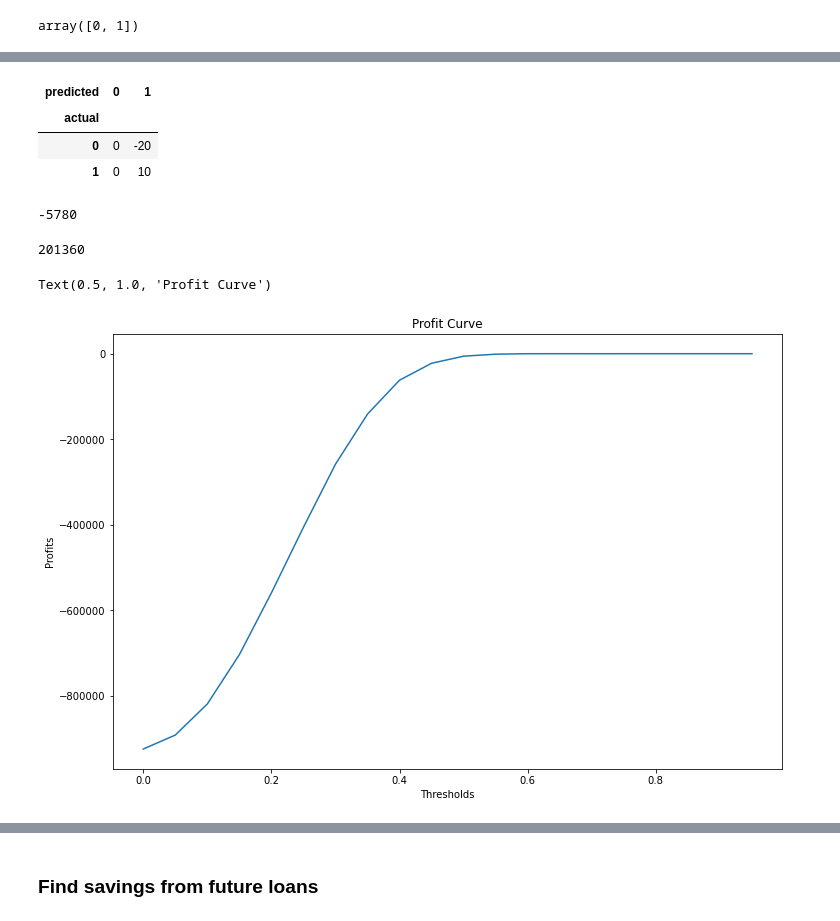
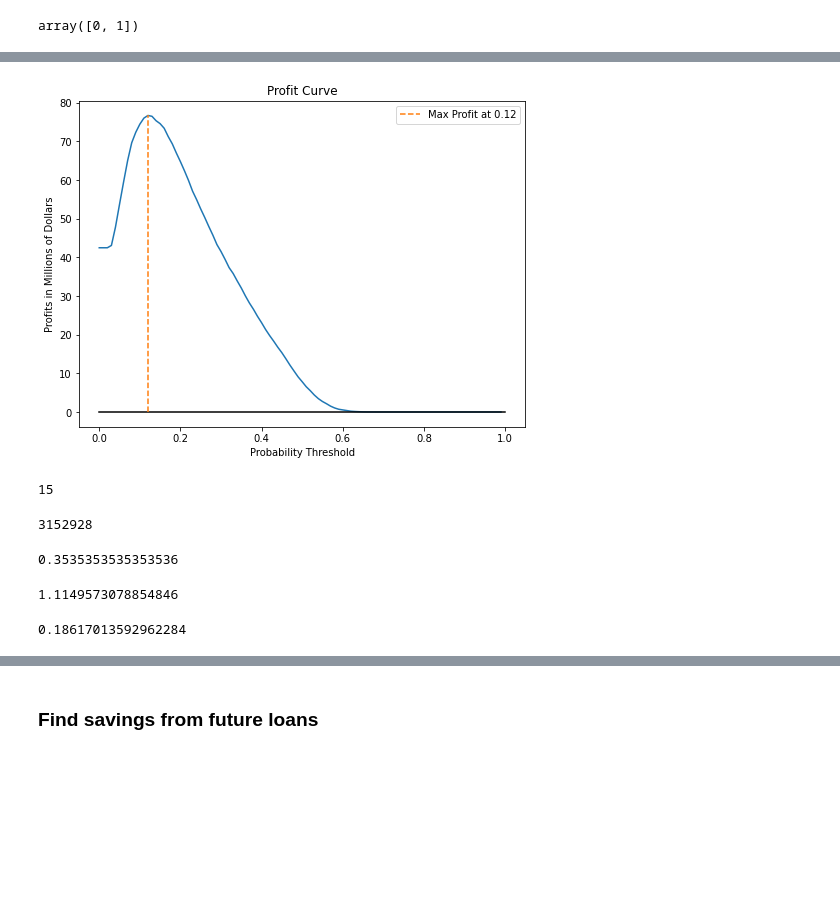
Before and after one commit to vmccready/loan-default-predictor, a Jupyter notebook: exploration2-Copy1.ipynb, the cells around one changed output, grey strips where cells are left out. Cells and saved outputs as stored; diff of their text form; code cells hidden in the pictures; blank space fills up the shorter version.

Commit message:
tuning models. creating readme

```diff
--- a/exploration2-Copy1.ipynb
+++ b/exploration2-Copy1.ipynb
@@ -420,6 +470,6 @@ y_test.sum()
 # %%
-threshold = np.linspace(0,1,50)
-yhat = rf_model.predict_proba(X_test)[:,1]
+threshold = np.linspace(0,1,100)
+yhat = gb_model.predict_proba(X_test)[:,1]
 
 recall = []
 precision = []
@@ -482,31 +534,12 @@ cf
-# %%
-cb_matrix = pd.DataFrame([[0, -20], [0, 10]], columns=[0, 1], index=[0,1])
-cb_matrix.index.name = 'actual'
-cb_matrix.columns.name = 'predicted'
-# %%
-cb_matrix
-# %% [output]
-| predicted | 0 | 1 |
-| actual |  |  |
-| 0 | 0 | -20 |
-| 1 | 0 | 10 |
-# %%
-calculate_payout(cb_matrix, rf_model, X_test, y_test, .5)
-# %% [output]
--5780
-# %%
--10*6414 + 26550 * 10
-# %% [output]
-201360
 # %%
 # Cost benefit
 def get_profits(model, X, y):
-    cb_matrix = pd.DataFrame([[0, -20], [0, 10]], columns=[0, 1], index=[0,1])
+    cb_matrix = pd.DataFrame([[0, -1991], [0, 8538]], columns=[0, 1], index=[0,1])
     cb_matrix.index.name = 'actual'
     cb_matrix.columns.name = 'predicted'
     # calculate the payout with a the cost benefit matrix,
     # given threshhold, model, and X
-    thresholds = np.arange(0.0, 1.0, 0.05)
+    thresholds = np.arange(0.0, 1.0, 0.01)
     profits = []
     for threshold in thresholds:
         profits.append(calculate_payout(cb_matrix, model, X, y, threshold))
@@ -514,25 +547,51 @@ def get_profits(model, X, y):
 
 
 def profit_curve(profits, ax):
-    thresholds = np.arange(0.0, 1.0, 0.05)
+    thresholds = np.arange(0.0, 1.0, 0.01)
     ax.plot(thresholds, profits)
     ax.set_xlabel('Thresholds')
     ax.set_ylabel('Profits')
     ax.set_title('Profit Curve')
     print(profits)
 # %%
-profits = get_profits(rf_model, X_test, y_test)
+profits = get_profits(gb_model, X_test, y_test)
 # %%
-fig, ax = plt.subplots(figsize=(12, 8))
-thresholds = np.arange(0.0, 1.0, 0.05)
-ax.plot(thresholds, profits)
-ax.set_xlabel('Thresholds')
-ax.set_ylabel('Profits')
+fig, ax = plt.subplots(figsize=(8, 6))
+thresholds = np.arange(0.0, 1.0, 0.01)
+ax.plot(thresholds, np.array(profits)/1000000)
+ax.plot([0,1], [0,0], color='black')
+ax.plot([threshold[np.argmax(profits)],threshold[np.argmax(profits)]],
+        [0,np.max(profits)/1000000], linestyle='--', label=f'Max Profit at {threshold[np.argmax(profits)]:.2f}')
+ax.set_xlabel('Probability Threshold')
+ax.set_ylabel('Profits in Millions of Dollars')
 ax.set_title('Profit Curve')
+# ax.set_ylim(-1, 3)
+ax.ticklabel_format(style='plain')
+plt.legend()
 # ax.set_ylim(-250000, 200000)
+plt.savefig('img/profit_curve.jpg')
 # %% [output]
-Text(0.5, 1.0, 'Profit Curve')
-[figure, old version]
+[figure, new version]
+# %%
+np.argmax(profits)
+# %% [output]
+15
+# %%
+profits[35]
+# %% [output]
+3152928
+# %%
+threshold[35]
+# %% [output]
+0.3535353535353536
+# %%
+.26 * 8538/1991
+# %% [output]
+1.1149573078854846
+# %%
+y_test.sum()/y_test.shape[0]
+# %% [output]
+0.18617013592962284
 # %%
 def get_yhat(probs, threshold):
     return probs > threshold
```
Also changed, not shown: parts of 80 cells of this notebook, 5 other files.
